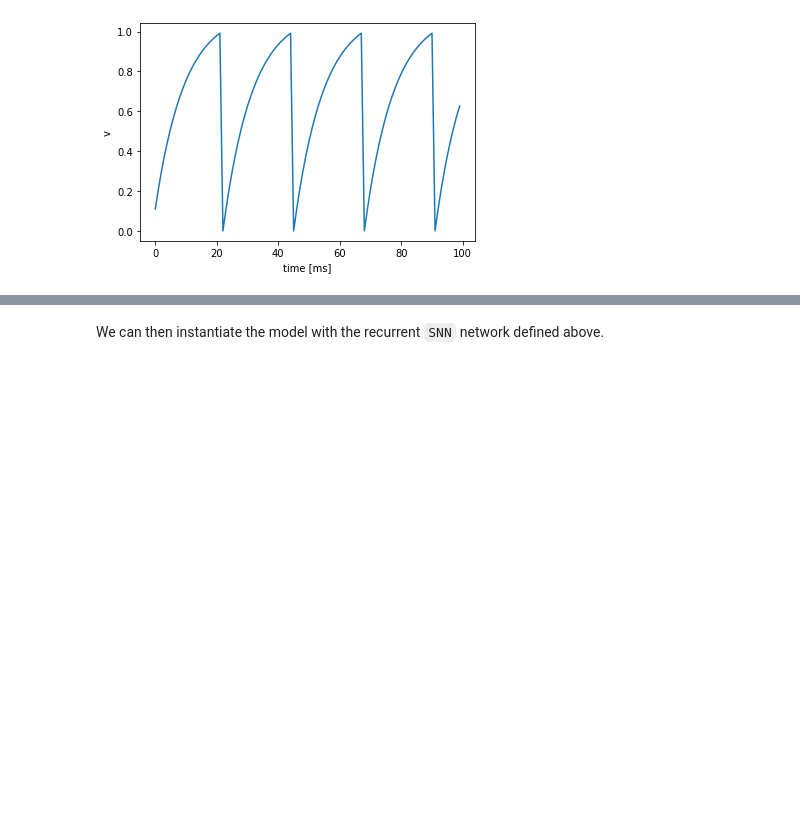
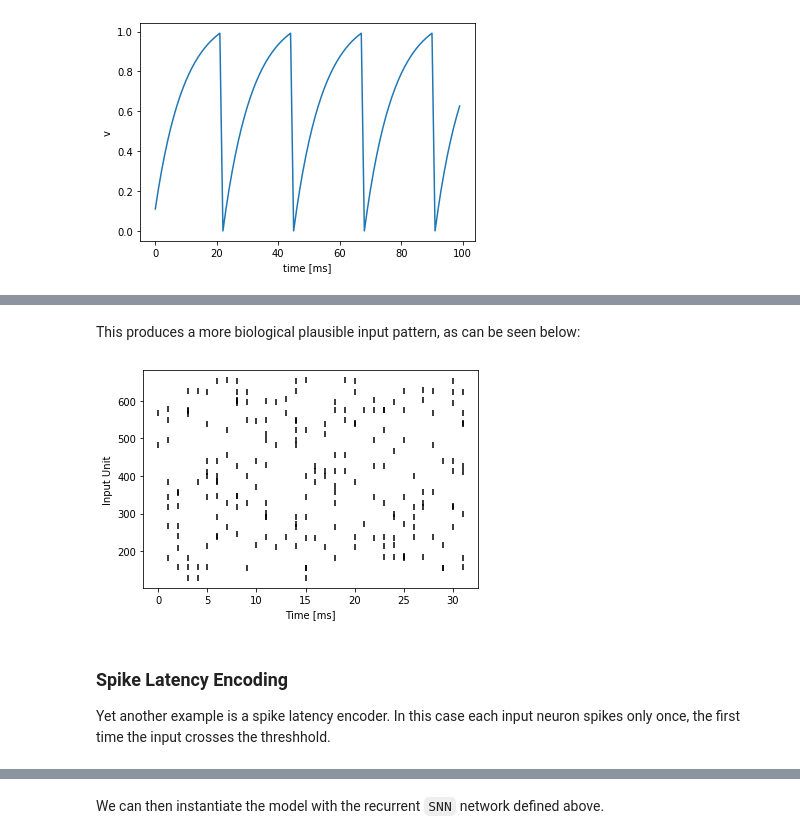
Before and after one commit to norse/norse, a Jupyter notebook: notebooks/norse_tutorial.ipynb, the cells around one changed output, grey strips where cells are left out. Cells and saved outputs as stored; diff of their text form; code cells hidden in the pictures; blank space fills up the shorter version.

```diff
--- a/notebooks/norse_tutorial.ipynb
+++ b/notebooks/norse_tutorial.ipynb
@@ -101,0 +158,34 @@ class Encoder(torch.nn.Module):
+# %%
+class PoissonEncoder(torch.nn.Module):
+    def __init__(self, seq_length, device, rel_fmax=0.2):
+        super(PoissonEncoder, self).__init__()
+        self.seq_length = seq_length
+        self.rel_fmax = rel_fmax
+        self.device = device
+
+    def forward(self, x):
+      return (
+          torch.rand(self.seq_length, *x.shape).float().to(self.device) < self.rel_fmax * x
+      ).float()
+# %% [markdown]
+This produces a more biological plausible input pattern, as can be seen below:
+# %%
+T = 32
+example_encoder = PoissonEncoder(T, "cpu", rel_fmax=0.02)
+
+
+example_input = example_encoder(img)
+example_spikes = example_input.reshape(T,28*28).to_sparse().coalesce()
+t = example_spikes.indices()[0]
+n = example_spikes.indices()[1]
+
+plt.scatter(t, n, marker='|', color='black')
+plt.ylabel('Input Unit')
+plt.xlabel('Time [ms]')
+plt.show()
+# %% [output]
+[figure, added]
+# %% [markdown]
+### Spike Latency Encoding
+
+Yet another example is a spike latency encoder. In this case each input neuron spikes only once, the first time the input crosses the threshhold.
```
Also changed, not shown: parts of 54 cells of this notebook.
